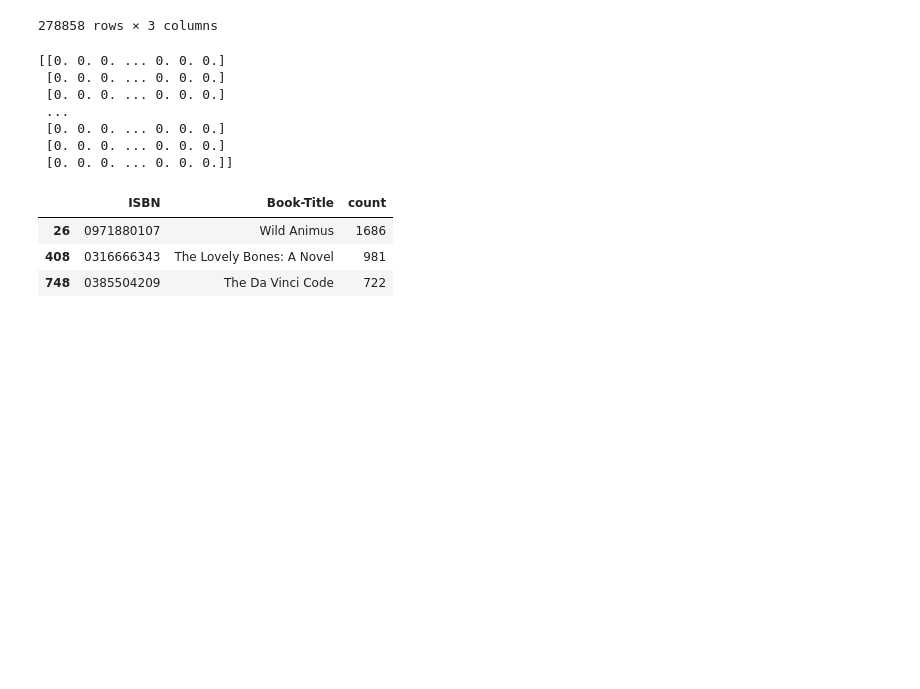
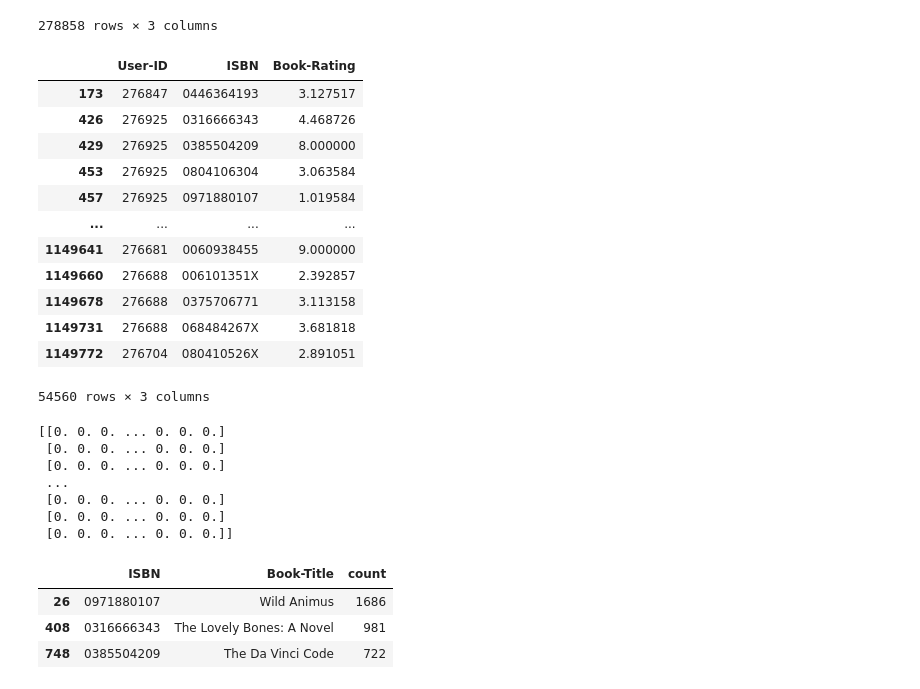
Before and after one commit to Colleen-L/PCA-SVD-clusters, a Jupyter notebook: pca_svd.ipynb, the cells around one changed output. Drawn from its saved outputs; the diff is of its cells as text; code cells hidden in the pictures; blank space fills up the shorter version.

```diff
--- a/pca_svd.ipynb
+++ b/pca_svd.ipynb
@@ -61,39 +61,52 @@ display(users)
 # %%
 # replacing zero ratings with mean rating of book
 grouped_books = ratings.groupby('ISBN')['Book-Rating']
 ratings["Book-Rating"] = grouped_books.transform(lambda x : x.replace(0, x.mean()))
 
 # selecting subset with books having 200+ ratings and users having rated 5+ times
 book_rating_counts = ratings.groupby('ISBN').size()
 user_rating_counts = ratings.groupby('User-ID').size()
 # print(book_rating_counts)
 # print(user_rating_counts)
 
 # .index to extract ISBN values from Series... extracts list of ISBNs
 book_subset = book_rating_counts[book_rating_counts >= 200].index
 users_subset = user_rating_counts[user_rating_counts >= 5].index
 # print(book_subset)
 # print(users_subset)
 
 # fits both criterion
 final_subset = ratings[ratings['ISBN'].isin(book_subset) &
                        ratings['User-ID'].isin(users_subset)]
-# display(final_subset)
+display(final_subset)
 
 # transforming into user-book ratings matrix
 matrix = final_subset.pivot_table(values='Book-Rating', index = "User-ID", columns='ISBN')
 matrix = matrix.fillna(0)
 
 X = matrix.values
 print(X)
 # %% [output]
+|  | User-ID | ISBN | Book-Rating |
+| 173 | 276847 | 0446364193 | 3.127517 |
+| 426 | 276925 | 0316666343 | 4.468726 |
+| 429 | 276925 | 0385504209 | 8.000000 |
+| 453 | 276925 | 0804106304 | 3.063584 |
+| 457 | 276925 | 0971880107 | 1.019584 |
+| ... | ... | ... | ... |
+| 1149641 | 276681 | 0060938455 | 9.000000 |
+| 1149660 | 276688 | 006101351X | 2.392857 |
+| 1149678 | 276688 | 0375706771 | 3.113158 |
+| 1149731 | 276688 | 068484267X | 3.681818 |
+| 1149772 | 276704 | 080410526X | 2.891051 |
-[[0. 0. 0. ... 0. 0. 0.]
- [0. 0. 0. ... 0. 0. 0.]
- [0. 0. 0. ... 0. 0. 0.]
- ...
- [0. 0. 0. ... 0. 0. 0.]
- [0. 0. 0. ... 0. 0. 0.]
- [0. 0. 0. ... 0. 0. 0.]]
+54560 rows × 3 columns
+[[0. 0. 0. ... 0. 0. 0.]
+ [0. 0. 0. ... 0. 0. 0.]
+ [0. 0. 0. ... 0. 0. 0.]
+ ...
+ [0. 0. 0. ... 0. 0. 0.]
+ [0. 0. 0. ... 0. 0. 0.]
+ [0. 0. 0. ... 0. 0. 0.]]
 # %%
 # (a) Top 3 books/movies in terms of number of users that have rated them
 
```
Also changed, not shown: parts of 8 cells of this notebook.
